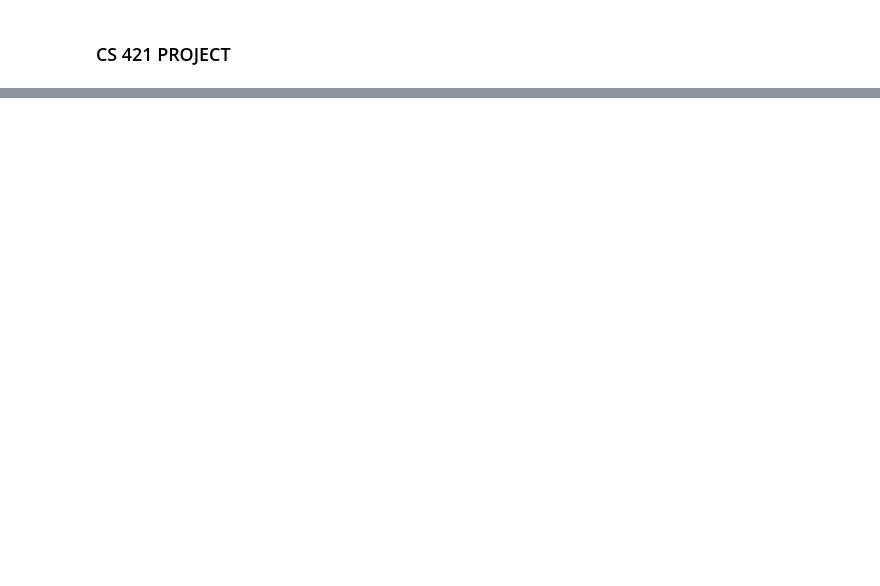
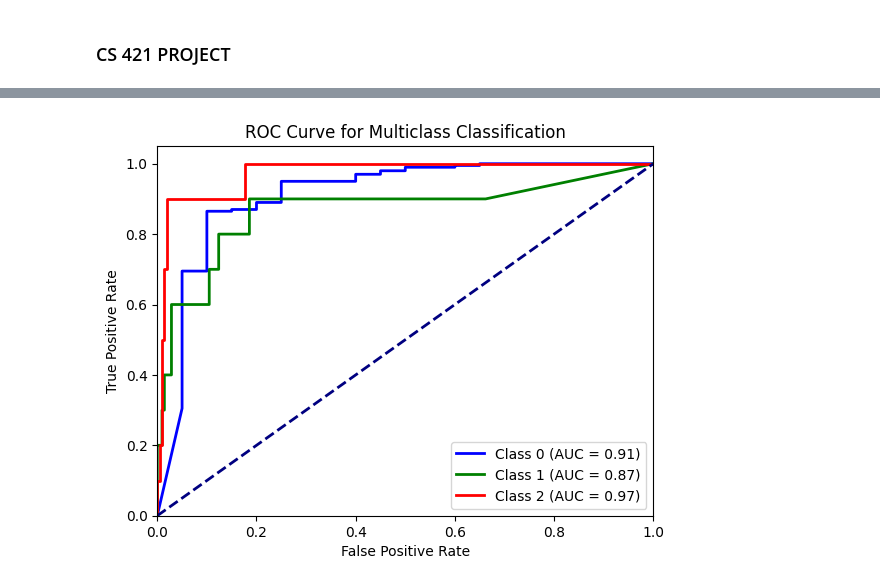
Before and after one commit to JET2001/cs421-project, a Jupyter notebook: milton/cs421-project.ipynb, the cells around one changed output, grey strips where cells are left out. Saved outputs shown, nothing was run; the diff lists cells and outputs as text; code cells hidden in the pictures; blank space fills up the shorter version.

```diff
--- a/milton/cs421-project.ipynb
+++ b/milton/cs421-project.ipynb
@@ -270,0 +175,33 @@ Mean CV Score: 0.8328 (+/- 0.0482)
+# %%
+y_pred_prob_best = best_model.predict_proba(X_test)
+
+# Binarize the output labels for multiclass ROC curve calculation
+y_test_binarized = label_binarize(y_test, classes=[0, 1, 2])
+n_classes = y_test_binarized.shape[1]
+
+# Compute ROC curve and ROC area for each class
+fpr = dict()
+tpr = dict()
+roc_auc = dict()
+
+for i in range(n_classes):
+    fpr[i], tpr[i], _ = roc_curve(y_test_binarized[:, i], y_pred_prob_best[:, i])
+    roc_auc[i] = auc(fpr[i], tpr[i])
+
+# Plot ROC curve for each class
+plt.figure()
+colors = ['blue', 'green', 'red']
+for i, color in zip(range(n_classes), colors):
+    plt.plot(fpr[i], tpr[i], color=color, lw=2,
+             label=f'Class {i} (AUC = {roc_auc[i]:.2f})')
+
+plt.plot([0, 1], [0, 1], color='navy', lw=2, linestyle='--')  # Diagonal line
+plt.xlim([0.0, 1.0])
+plt.ylim([0.0, 1.05])
+plt.xlabel('False Positive Rate')
+plt.ylabel('True Positive Rate')
+plt.title('ROC Curve for Multiclass Classification')
+plt.legend(loc="lower right")
+plt.show()
+# %% [output]
+[figure, added]
```
Also changed, not shown: parts of 16 cells of this notebook, 1 other file.
